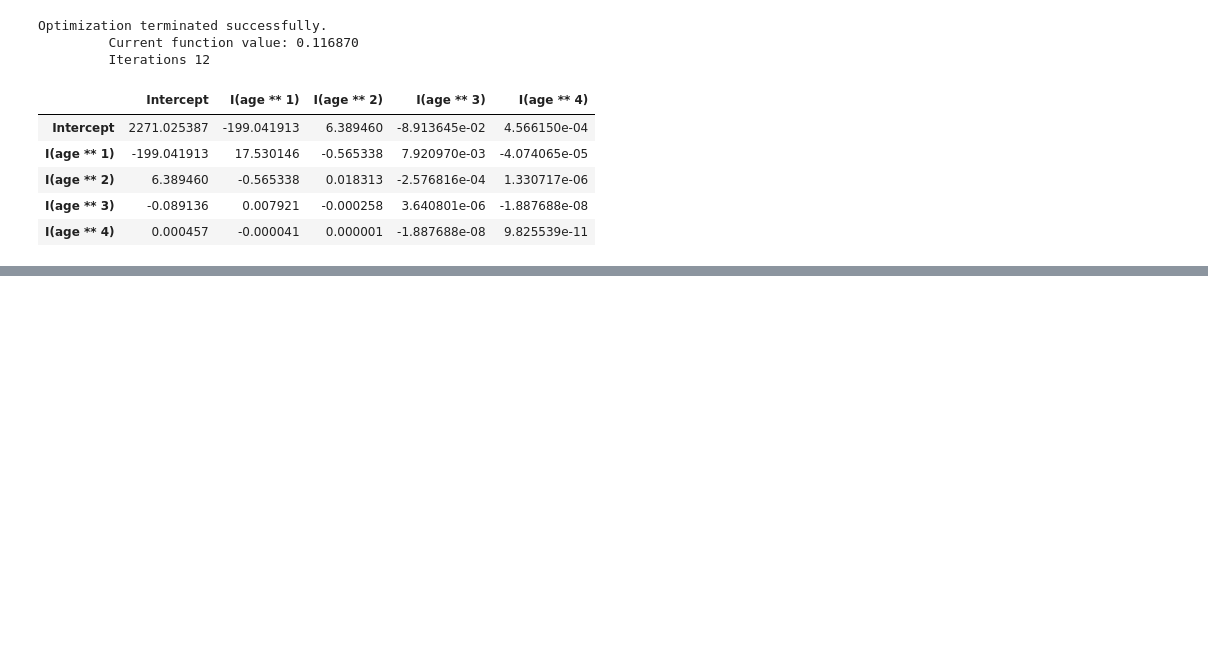
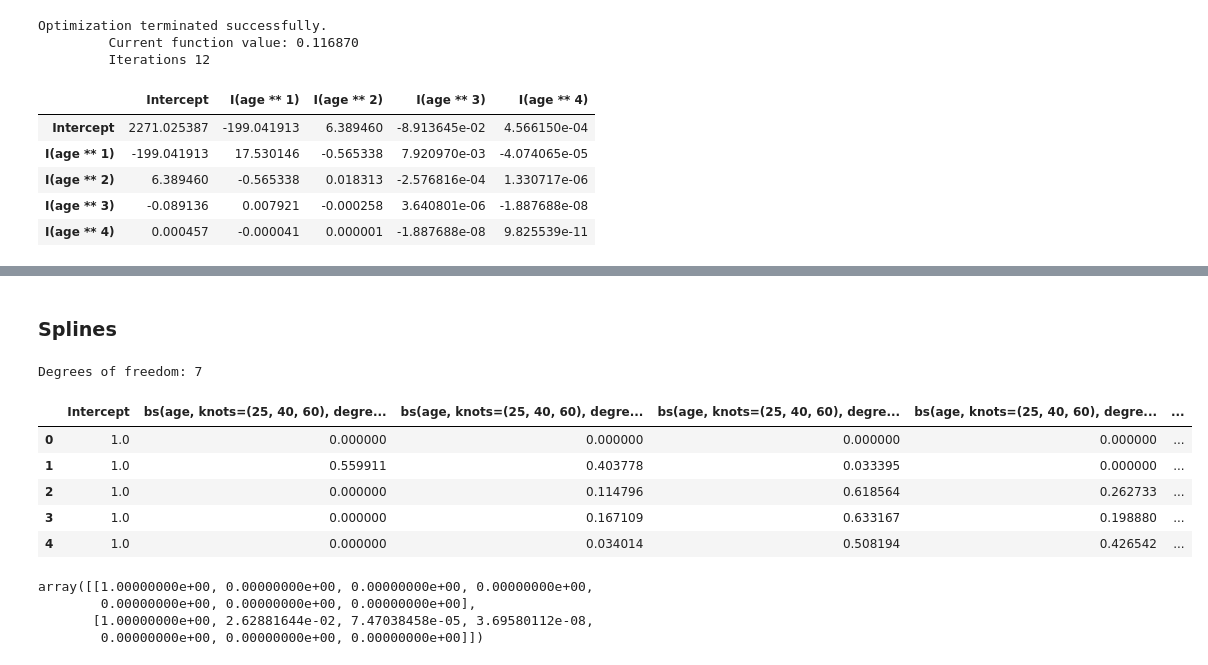
Before and after one commit to Rtavakol/ISLR, a Jupyter notebook: Notebooks/Chapter 7/Lab_Non-linear Modeling.ipynb, the cells around one changed output, grey strips where cells are left out. Drawn from its saved outputs; the diff is of its cells as text; code cells hidden in the pictures; blank space fills up the shorter version.

```diff
--- a/Notebooks/Chapter 7/Lab_Non-linear Modeling.ipynb
+++ b/Notebooks/Chapter 7/Lab_Non-linear Modeling.ipynb
@@ -275,0 +278,17 @@ plt.savefig('')
+# %% [markdown]
+### Splines
+# %%
+# 1st: generating cubic spline with 3 age knots at 25, 40 and 60.
+dataset_k3 = dmatrix("bs(age, knots=(25,40, 60), degree=3, include_intercept=False)",
+                        data={"age":df.age},return_type='dataframe')
+
+print('Degrees of freedom: {}'.format(dataset_k3.shape[1])) # Cubic spline with k knots has 3 + 4 degrees of freedom
+dataset_k3.head()
+# %% [output]
+Degrees of freedom: 7
+|  | Intercept | bs(age, knots=(25, 40, 60), degre... | bs(age, knots=(25, 40, 60), degre... | bs(age, knots=(25, 40, 60), degre... | bs(age, knots=(25, 40, 60), degre... | ... |
+| 0 | 1.0 | 0.000000 | 0.000000 | 0.000000 | 0.000000 | ... |
+| 1 | 1.0 | 0.559911 | 0.403778 | 0.033395 | 0.000000 | ... |
+| 2 | 1.0 | 0.000000 | 0.114796 | 0.618564 | 0.262733 | ... |
+| 3 | 1.0 | 0.000000 | 0.167109 | 0.633167 | 0.198880 | ... |
+| 4 | 1.0 | 0.000000 | 0.034014 | 0.508194 | 0.426542 | ... |
@@ -275,0 +311,8 @@ plt.savefig('')
+# %%
+# Lets have a look at rows of dataset_k3_new. We will use them in confidence interval calculation:
+dataset_k3_new.values[:2] # Each row has 7 parameters correspond to 7 degrees of freedom
+# %% [output]
+array([[1.00000000e+00, 0.00000000e+00, 0.00000000e+00, 0.00000000e+00,
+        0.00000000e+00, 0.00000000e+00, 0.00000000e+00],
+       [1.00000000e+00, 2.62881644e-02, 7.47038458e-05, 3.69580112e-08,
+        0.00000000e+00, 0.00000000e+00, 0.00000000e+00]])
```
Also changed, not shown: parts of 6 cells of this notebook, 1 other file.
